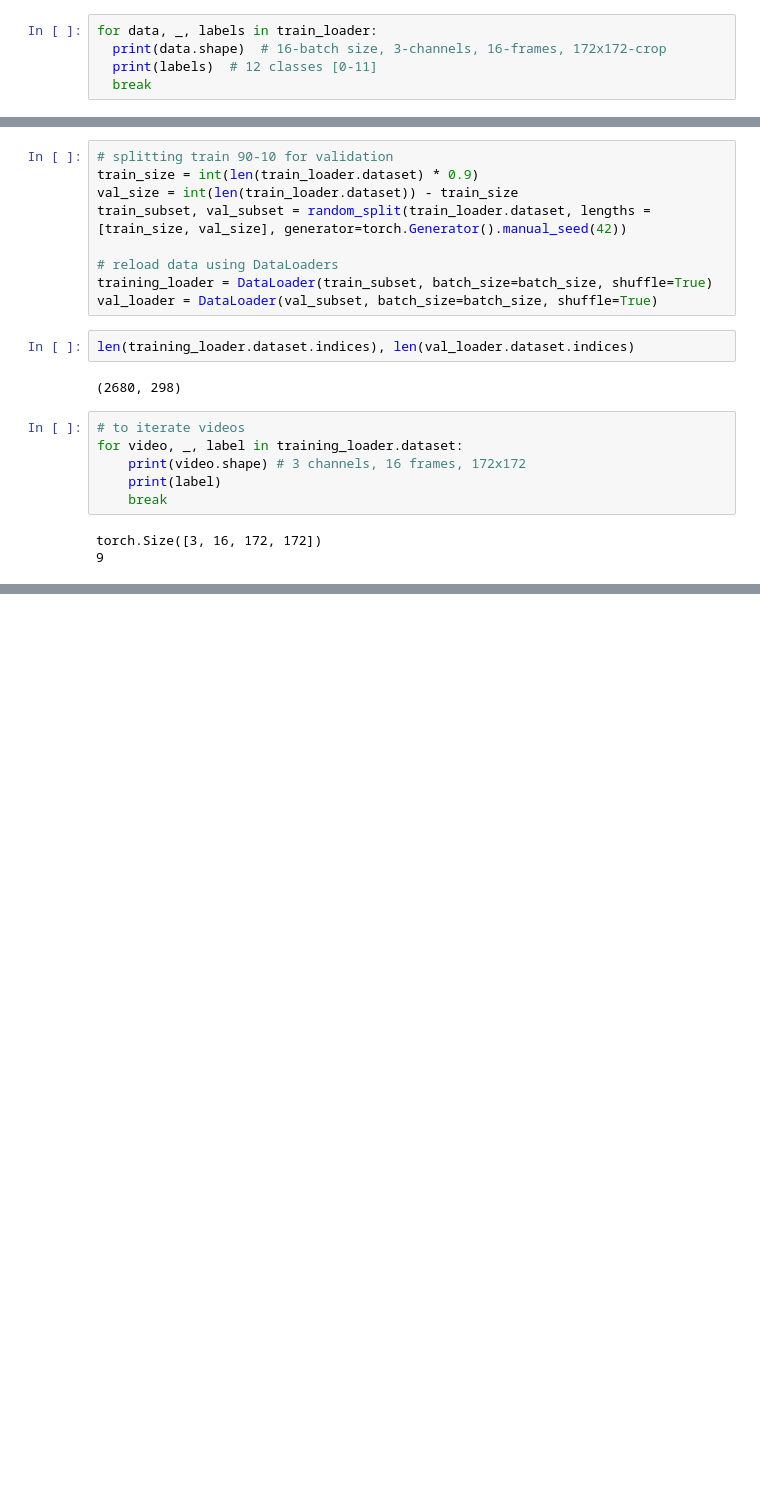
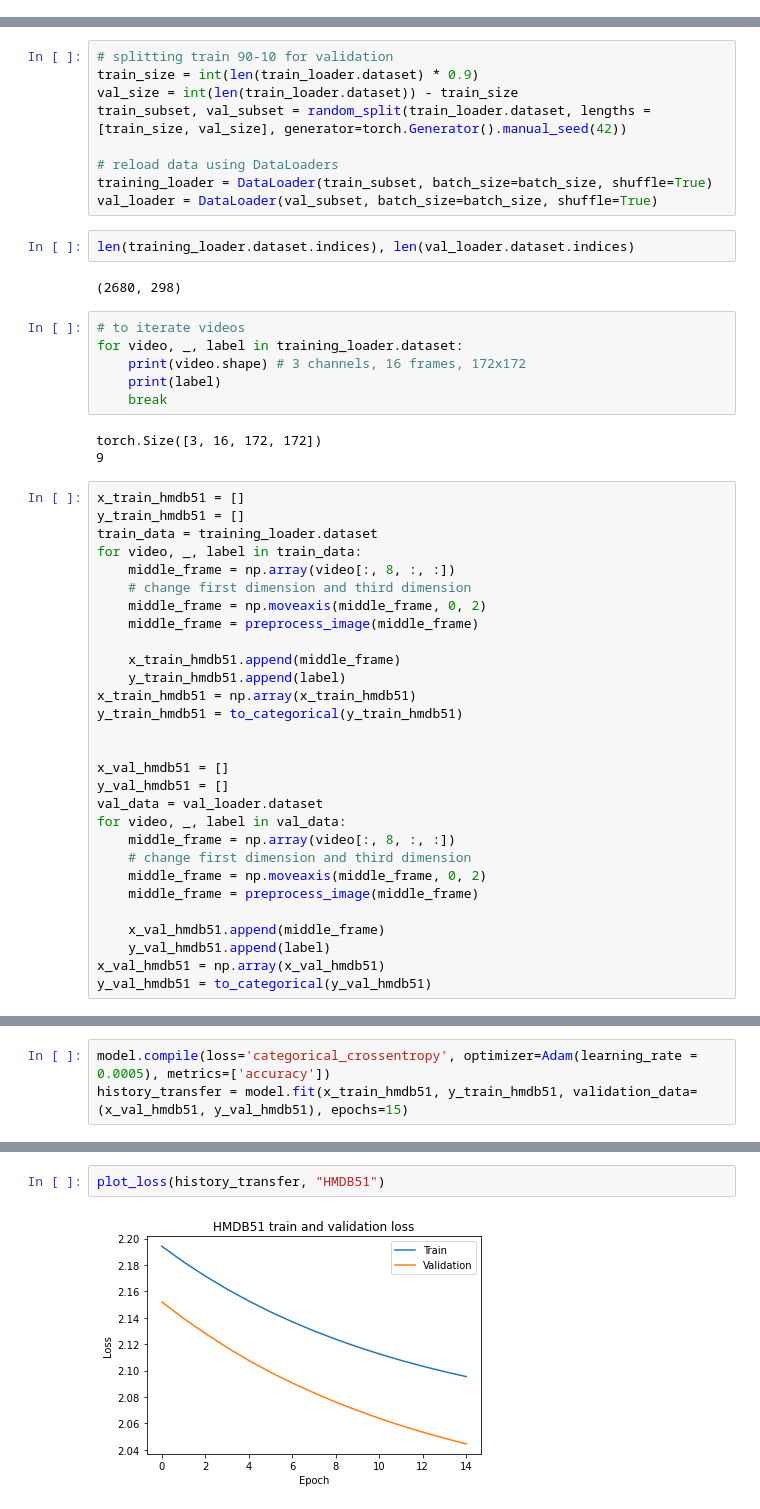
Before and after one commit to leonardocarboni/cv-carboni-bais, a Jupyter notebook: assignment5/Assignment5.ipynb, the cells around one changed output, grey strips where cells are left out. Cells and saved outputs as stored; diff of their text form; blank space fills up the shorter version.

Commit message:
cnn fatte, da allenare meglio. transfer learning iniziato

```diff
--- a/assignment5/Assignment5.ipynb
+++ b/assignment5/Assignment5.ipynb
@@ -128,5 +95,0 @@ test_loader  = DataLoader(hmdb51_test, batch_size=batch_size, shuffle=False)
-# %%
-for data, _, labels in train_loader:
-  print(data.shape)  # 16-batch size, 3-channels, 16-frames, 172x172-crop
-  print(labels)  # 12 classes [0-11]
-  break
@@ -241,3 +286,32 @@ for video, _, label in training_loader.dataset:
 # %% [output]
 torch.Size([3, 16, 172, 172])
 9
+# %%
+x_train_hmdb51 = []
+y_train_hmdb51 = []
+train_data = training_loader.dataset
+for video, _, label in train_data:
+    middle_frame = np.array(video[:, 8, :, :])
+    # change first dimension and third dimension
+    middle_frame = np.moveaxis(middle_frame, 0, 2)
+    middle_frame = preprocess_image(middle_frame)
+
+    x_train_hmdb51.append(middle_frame)
+    y_train_hmdb51.append(label)
+x_train_hmdb51 = np.array(x_train_hmdb51)
+y_train_hmdb51 = to_categorical(y_train_hmdb51)
+
+
+x_val_hmdb51 = []
+y_val_hmdb51 = []
+val_data = val_loader.dataset
+for video, _, label in val_data:
+    middle_frame = np.array(video[:, 8, :, :])
+    # change first dimension and third dimension
+    middle_frame = np.moveaxis(middle_frame, 0, 2)
+    middle_frame = preprocess_image(middle_frame)
+
+    x_val_hmdb51.append(middle_frame)
+    y_val_hmdb51.append(label)
+x_val_hmdb51 = np.array(x_val_hmdb51)
+y_val_hmdb51 = to_categorical(y_val_hmdb51)
@@ -243,0 +330,3 @@ torch.Size([3, 16, 172, 172])
+# %%
+model.compile(loss='categorical_crossentropy', optimizer=Adam(learning_rate = 0.0005), metrics=['accuracy'])
+history_transfer = model.fit(x_train_hmdb51, y_train_hmdb51, validation_data=(x_val_hmdb51, y_val_hmdb51), epochs=15)
@@ -243,0 +351,4 @@ torch.Size([3, 16, 172, 172])
+# %%
+plot_loss(history_transfer, "HMDB51")
+# %% [output]
+[figure, added]
```
Also changed, not shown: parts of 29 cells of this notebook, 5 other files.
